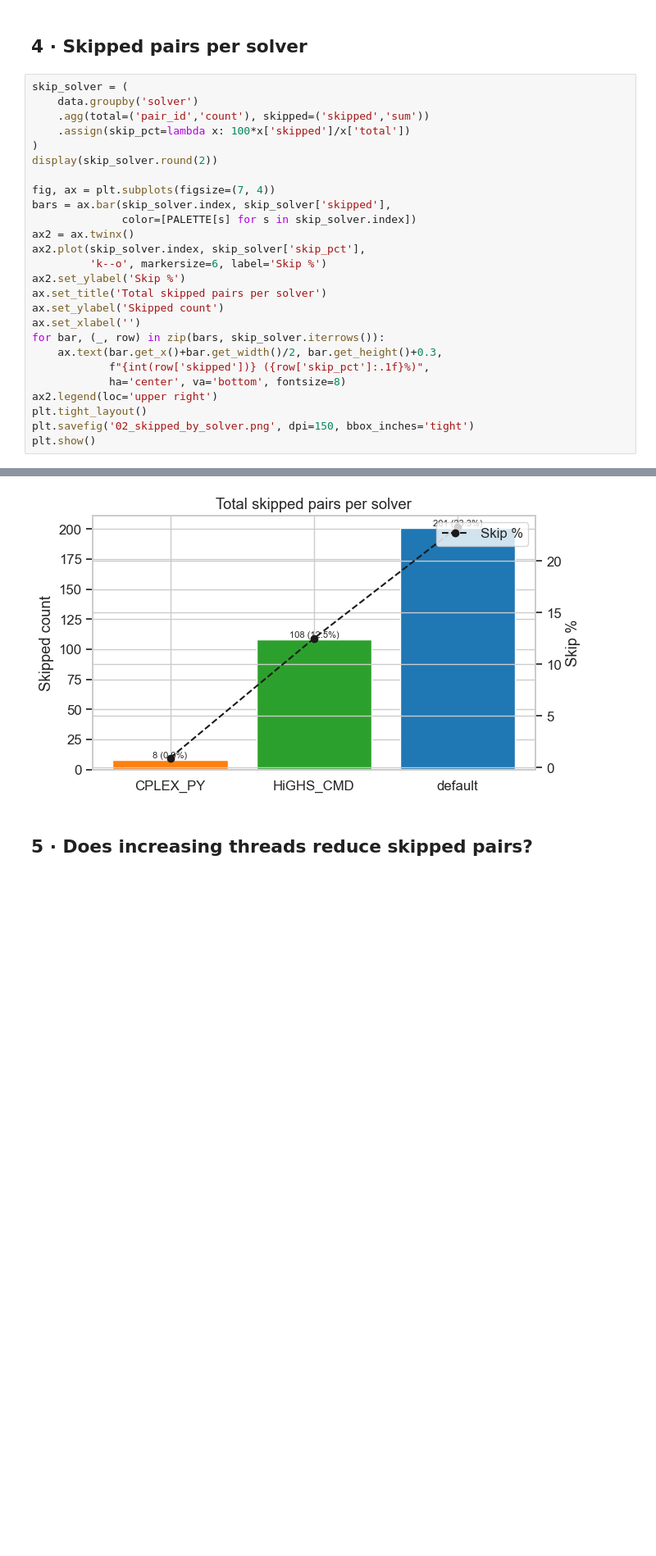
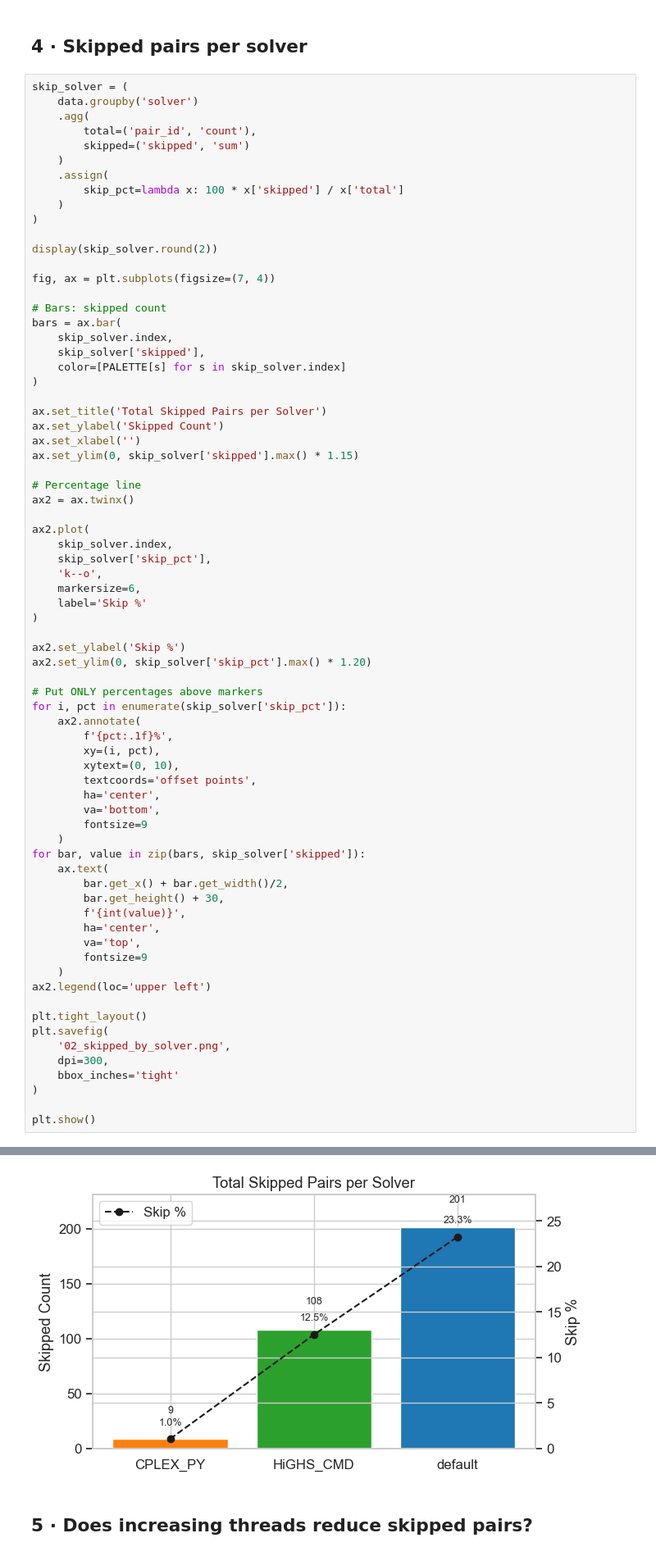
Before and after one commit to aichaZribi/aichaZribi-myopic-mces, a Jupyter notebook: src/jupyter_notebooks/mces_solver_analysis.ipynb, the cells around one changed output, grey strips where cells are left out. Shown at 82% size. Drawn from its saved outputs; the diff is of its cells as text; blank space fills up the shorter version.

```diff
--- a/src/jupyter_notebooks/mces_solver_analysis.ipynb
+++ b/src/jupyter_notebooks/mces_solver_analysis.ipynb
@@ -183,28 +245,74 @@ print('\n→ Fastest solver overall:', overall.index[0])
 # %%
 skip_solver = (
     data.groupby('solver')
-    .agg(total=('pair_id','count'), skipped=('skipped','sum'))
-    .assign(skip_pct=lambda x: 100*x['skipped']/x['total'])
+    .agg(
+        total=('pair_id', 'count'),
+        skipped=('skipped', 'sum')
+    )
+    .assign(
+        skip_pct=lambda x: 100 * x['skipped'] / x['total']
+    )
 )
+
 display(skip_solver.round(2))
 
 fig, ax = plt.subplots(figsize=(7, 4))
-bars = ax.bar(skip_solver.index, skip_solver['skipped'],
-              color=[PALETTE[s] for s in skip_solver.index])
+
+# Bars: skipped count
+bars = ax.bar(
+    skip_solver.index,
+    skip_solver['skipped'],
+    color=[PALETTE[s] for s in skip_solver.index]
+)
+
+ax.set_title('Total Skipped Pairs per Solver')
+ax.set_ylabel('Skipped Count')
+ax.set_xlabel('')
+ax.set_ylim(0, skip_solver['skipped'].max() * 1.15)
+
+# Percentage line
 ax2 = ax.twinx()
-ax2.plot(skip_solver.index, skip_solver['skip_pct'],
-         'k--o', markersize=6, label='Skip %')
+
+ax2.plot(
+    skip_solver.index,
+    skip_solver['skip_pct'],
+    'k--o',
+    markersize=6,
+    label='Skip %'
+)
+
 ax2.set_ylabel('Skip %')
-ax.set_title('Total skipped pairs per solver')
-ax.set_ylabel('Skipped count')
-ax.set_xlabel('')
-for bar, (_, row) in zip(bars, skip_solver.iterrows()):
-    ax.text(bar.get_x()+bar.get_width()/2, bar.get_height()+0.3,
-            f"{int(row['skipped'])} ({row['skip_pct']:.1f}%)",
-            ha='center', va='bottom', fontsize=8)
-ax2.legend(loc='upper right')
+ax2.set_ylim(0, skip_solver['skip_pct'].max() * 1.20)
+
+# Put ONLY percentages above markers
+for i, pct in enumerate(skip_solver['skip_pct']):
+    ax2.annotate(
+        f'{pct:.1f}%',
+        xy=(i, pct),
+        xytext=(0, 10),
+        textcoords='offset points',
+        ha='center',
+        va='bottom',
+        fontsize=9
+    )
+for bar, value in zip(bars, skip_solver['skipped']):
+    ax.text(
+        bar.get_x() + bar.get_width()/2,
+        bar.get_height() + 30,
+        f'{int(value)}',
+        ha='center',
+        va='top',
+        fontsize=9
+    )
+ax2.legend(loc='upper left')
+
 plt.tight_layout()
-plt.savefig('02_skipped_by_solver.png', dpi=150, bbox_inches='tight')
+plt.savefig(
+    '02_skipped_by_solver.png',
+    dpi=300,
+    bbox_inches='tight'
+)
+
 plt.show()
 # %% [output]
 |  | total | skipped | skip_pct |
@@ -213,6 +321,6 @@ plt.show()
 | HiGHS_CMD | 864 | 108 | 12.50 |
 | default | 864 | 201 | 23.26 |
-[figure, old version]
+[figure, new version]
 # %% [markdown]
 ## 5 · Does increasing threads reduce skipped pairs?
 # %%
```
Also changed, not shown: parts of 10 cells of this notebook, 39 other files.
